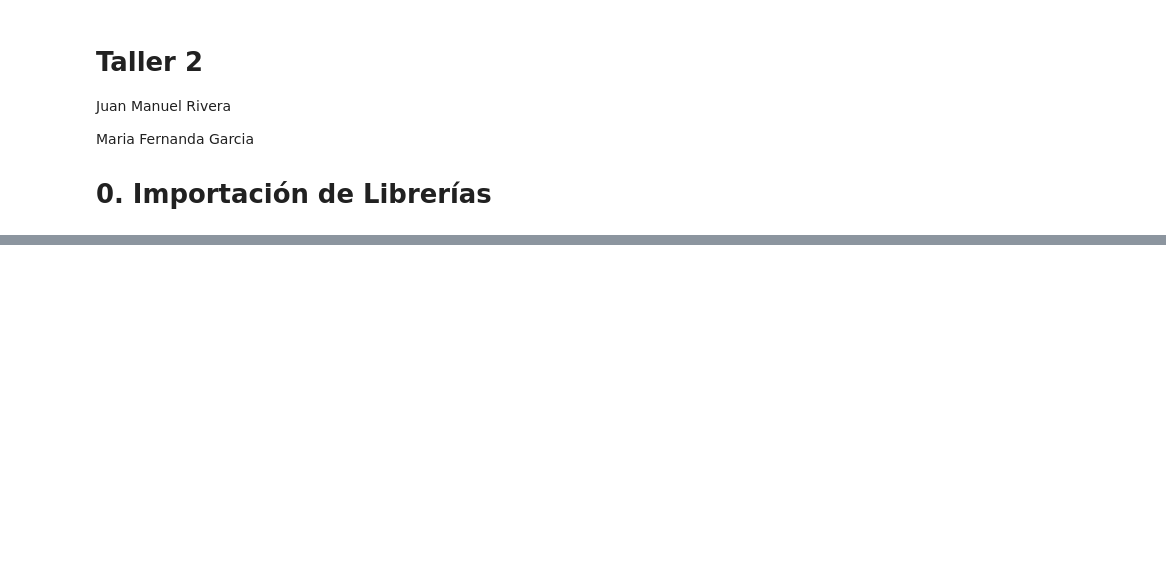
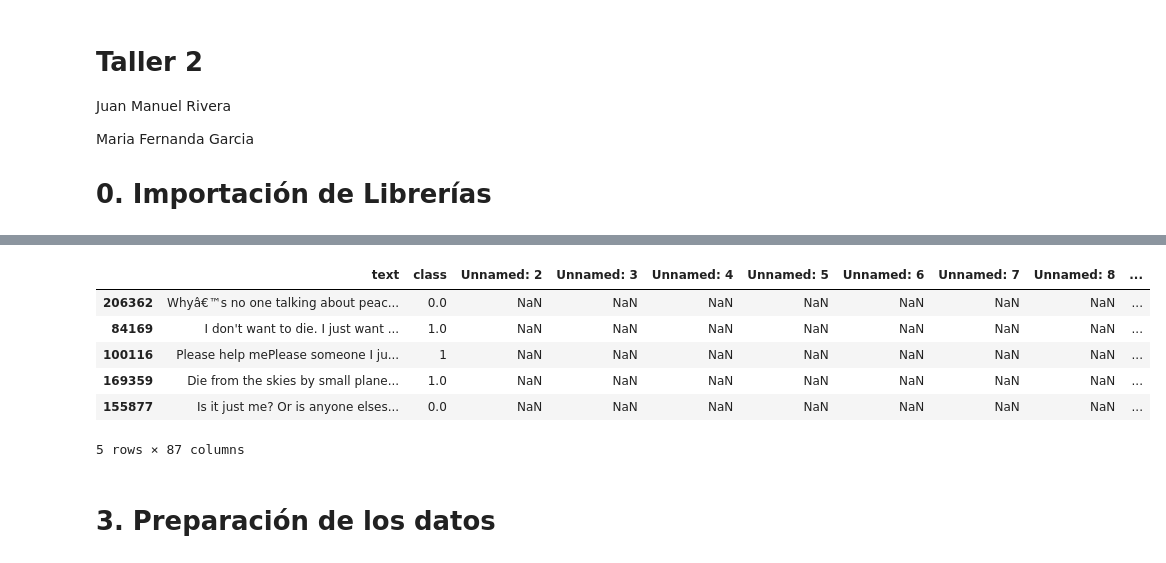
Before and after one commit to m-garciar/machine-learning, a Jupyter notebook: Taller_2.ipynb, the cells around one changed output, grey strips where cells are left out. Saved outputs shown, nothing was run; the diff lists cells and outputs as text; code cells hidden in the pictures; blank space fills up the shorter version.

```diff
--- a/Taller_2.ipynb
+++ b/Taller_2.ipynb
@@ -58,0 +83,11 @@ import itertools
+# %%
+train, test = train_test_split(data, test_size=0.2, random_state=15)
+train.head()
+# %% [output]
+|  | text | class | Unnamed: 2 | Unnamed: 3 | Unnamed: 4 | Unnamed: 5 | Unnamed: 6 | Unnamed: 7 | Unnamed: 8 | ... |
+| 206362 | Whyâ€™s no one talking about peac... | 0.0 | NaN | NaN | NaN | NaN | NaN | NaN | NaN | ... |
+| 84169 | I don't want to die. I just want ... | 1.0 | NaN | NaN | NaN | NaN | NaN | NaN | NaN | ... |
+| 100116 | Please help mePlease someone I ju... | 1 | NaN | NaN | NaN | NaN | NaN | NaN | NaN | ... |
+| 169359 | Die from the skies by small plane... | 1.0 | NaN | NaN | NaN | NaN | NaN | NaN | NaN | ... |
+| 155877 | Is it just me? Or is anyone elses... | 0.0 | NaN | NaN | NaN | NaN | NaN | NaN | NaN | ... |
+5 rows × 87 columns
@@ -58,0 +139,2 @@ import itertools
+# %% [markdown]
+# 3. Preparación de los datos
```
Also changed, not shown: parts of 38 cells of this notebook.
